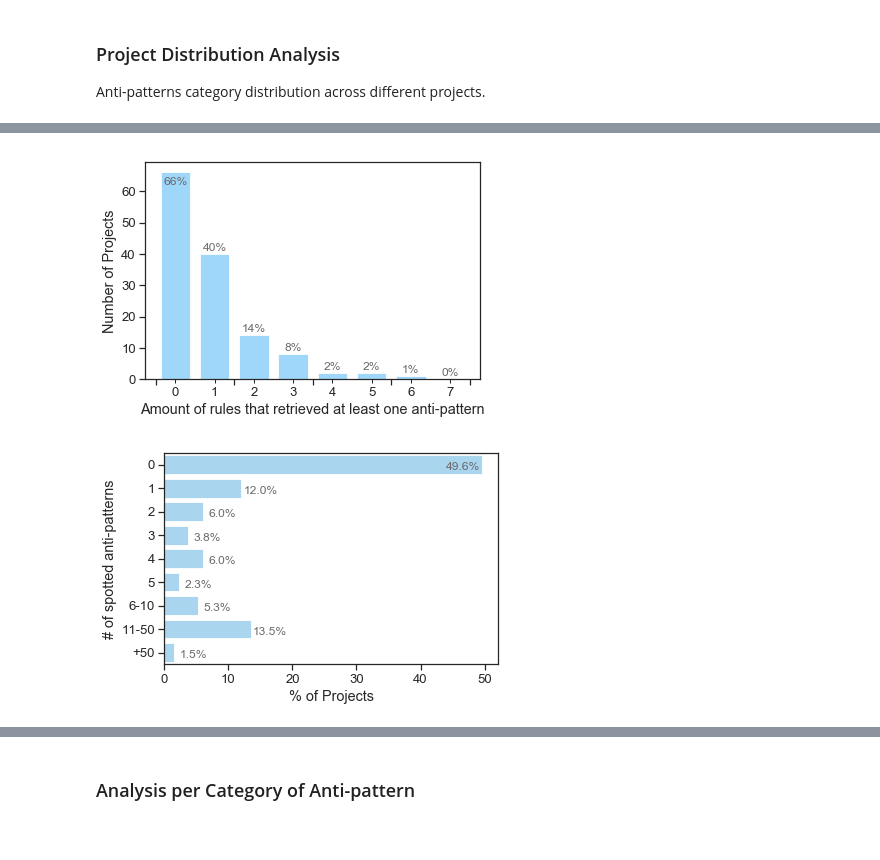
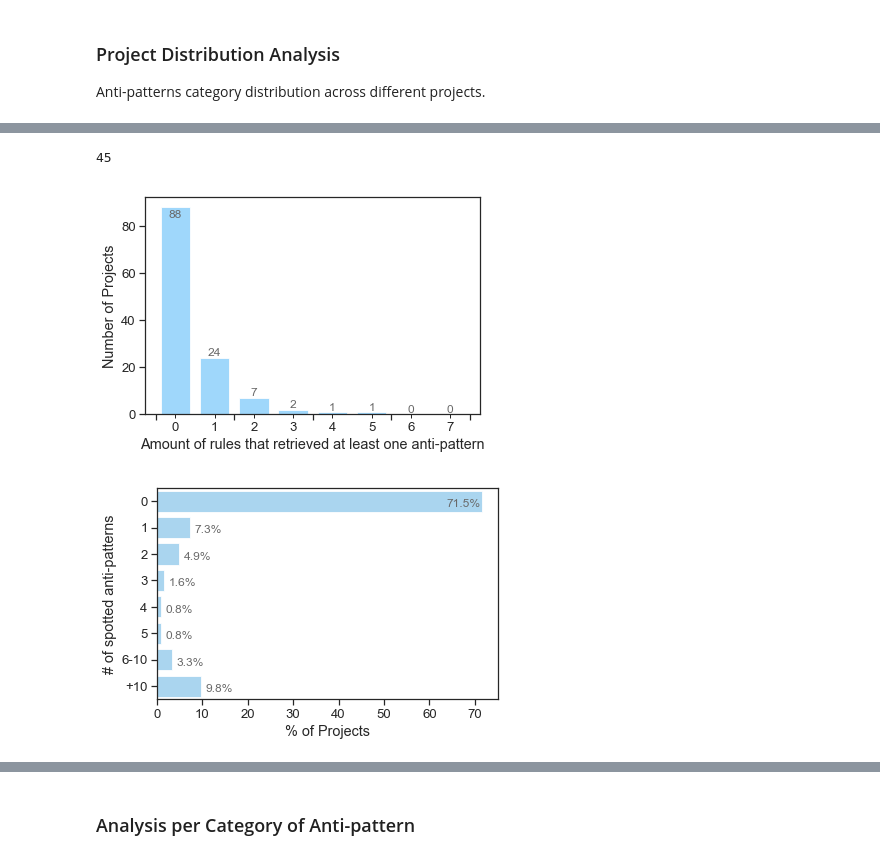
Before and after one commit to DiegoEliasCosta/spotjmhbugs, a Jupyter notebook: script/detected_bug_analysis.ipynb, the cells around one changed output, grey strips where cells are left out. Cells and saved outputs as stored; diff of their text form; code cells hidden in the pictures.

```diff
--- a/script/detected_bug_analysis.ipynb
+++ b/script/detected_bug_analysis.ipynb
@@ -84 +149,3 @@ analyzed = analyzed[analyzed['JMH_BENCHMARK_METHOD_FOUND'] > 0]
+# %%
+analyzed['RETU'] = analyzed['DEAD'] + analyzed['STAT2'] + analyzed['STAT']
 # %% [markdown]
@@ -142,12 +153,16 @@ analyzed = analyzed.rename(columns=bug_type_dict)
 # %%
 # Consolidate both STAT
-analyzed['STAT'] = analyzed['STAT'] + analyzed['STAT2']
+latex = analyzed.copy()
 
-analyzed = analyzed.drop(['STAT2'], axis=1)
+pd.options.display.float_format = '{:.0f}'.format
 
-latex = analyzed[:top]
+latex = latex.sort_values(by='Stars', ascending=False)
+
+latex = latex[:top]
 latex = latex.fillna('')
 latex = latex.replace({0: ''})
 
-print(latex.to_latex())
+order = ['Stars', 'Benchs', 'INVO', 'RETU', 'FINA', 'LOOP', 'FORK']
+
+print(latex[order].to_latex())
 # %% [output]
@@ -171,6 +222,5 @@ javaslang-circuitbreaker &    224 &     17 &      &      &        &      &
 # %%
-anti_patterns = ['INVO', 'FORK', 'STAT', 'FINA', 'LOOP'] # Removing UNSINK for now
-anti_patterns = ['INVO', 'FORK', 'UNSINK', 'STAT', 'FINA', 'LOOP']
+anti_patterns = ['INVO', 'FORK', 'RETU', 'FINA', 'LOOP']
 
 def anti_pattern_category_analysis(df):
     cat = 0
@@ -211,5 +334,10 @@ print(counts.to_latex())
 \bottomrule
 \end{tabular}
+# %%
+large_df = df[df.Benchs > 10]
+len(large_df)
+# %% [output]
+45
 # %%
 import seaborn as sns
 %matplotlib inline
@@ -231,7 +359,7 @@ for p in ax.patches:
         offset = -3
     else:
         offset = +2
-    ax.annotate("%.0f%%" % p.get_height(), (p.get_x() + p.get_width() / 2., p.get_height() + offset),
+    ax.annotate("%.0f" % p.get_height(), (p.get_x() + p.get_width() / 2., p.get_height() + offset),
          ha='center', va='center', rotation=0, xytext=(0, 0), textcoords='offset points',fontsize=12, color='dimgray')  #vertical bars
 
 
@@ -244,37 +372,37 @@ ax.xaxis.set_minor_formatter(ticker.FixedFormatter(['0','1','2','3','4','5','6',
 
 plt.savefig(os.path.join(folder, '..', 'figs', 'projects-rules-ditribution.pdf'))
 # %% [output]
-[figure, old version]
+[figure, new version]
 # %%
 %matplotlib inline
 sns.set(font_scale=1.2)
 sns.set_style("ticks")
 
-bins = [-1,0,1,2,3,4,5,10,50,111]
+bins = [-1,0,1,2,3,4,5,10,50]
 
 plt.figure(figsize=(6,4))
 
 clrs = 'colorblind'
 clrs = 'Blues'
 
 distribution = pd.cut(df['# of AP'], bins=bins).value_counts()
-distribution = distribution / 133 * 100
+distribution = distribution / 123 * 100
 distribution = distribution[distribution > 0]
 ax = sns.barplot(y=distribution.index, x=distribution, color=COLOR, alpha=ALPHA)
 
 for p in ax.patches:
     if p.get_width() > 40:
-        offset = -3
+        offset = -4
     else:
-        offset = +3
+        offset = +4
     ax.annotate("%.1f%%" % p.get_width(), (p.get_x() + p.get_width() + offset, p.get_y() + .5),
          ha='center', va='center', rotation=0, xytext=(0, 0), textcoords='offset points',fontsize=12, color='dimgray')  #vertical bars
 
-ax.yaxis.set_major_formatter(ticker.FixedFormatter(['0','1','2','3','4','5','6-10','11-50','+50']))
+ax.yaxis.set_major_formatter(ticker.FixedFormatter(['0','1','2','3','4','5','6-10','+10']))
 ax.set(ylabel='# of spotted anti-patterns', xlabel='% of Projects',)
 
 plt.tight_layout()
 
 plt.savefig(os.path.join(folder, '..', 'figs', 'projects-ap-ditribution.pdf'))
 # %% [output]
-[figure, old version]
+[figure, new version]
```
Also changed, not shown: parts of 25 cells of this notebook.
